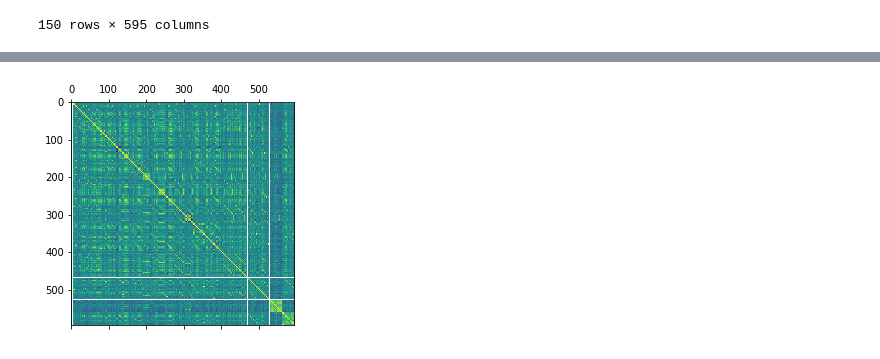
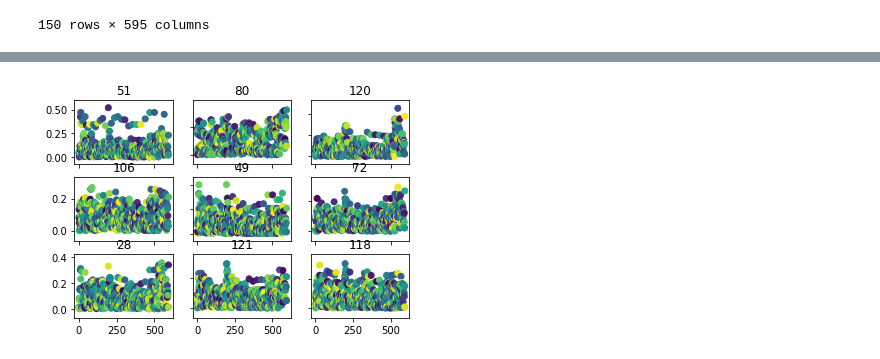
Before and after one commit to batuhanfaik/itu-cmpe, a Jupyter notebook: plots.ipynb, the cells around one changed output, grey strips where cells are left out. Drawn from its saved outputs; the diff is of its cells as text; code cells hidden in the pictures.

```diff
--- a/plots.ipynb
+++ b/plots.ipynb
@@ -35,16 +35,16 @@ X
 | 149 | 0.045891 | 0.059904 | 0.014013 | 0 | 0.045891 | 0.059904 | 0.143081 | 0.097191 | 0.083177 | 0.143081 | ... | ... |
 150 rows × 595 columns
 # %%
-x_range, y_range = 3, 3
+def draw_hist(data, x_range, y_range):
 
-fig, axs = plt.subplots(x_range, y_range)
+    fig, axs = plt.subplots(x_range, y_range)
 
-for i in range(x_range):
-    for j in range(y_range):
-        rand_temp = np.random.randint(0, len(X))
-        axs[i, j].hist(X.iloc[rand_temp])
-        axs[i, j].set_title(rand_temp)
+    for i in range(x_range):
+        for j in range(y_range):
+            rand_temp = np.random.randint(0, len(data))
+            axs[i, j].hist(data.iloc[rand_temp])
+            axs[i, j].set_title(rand_temp)
 
-# Hide x labels and tick labels for top plots and y ticks for right plots.
-for ax in axs.flat:
-    ax.label_outer()
+    # Hide x labels and tick labels for top plots and y ticks for right plots.
+    for ax in axs.flat:
+        ax.label_outer()
@@ -53,12 +51,14 @@ for ax in axs.flat:
 # %%
-fig, axs = plt.subplots(x_range, y_range)
+def draw_scatter(data, x_range, y_range):
 
-for i in range(x_range):
-    for j in range(y_range):
-        rand_temp = np.random.randint(0, len(X))
-        axs[i, j].scatter(range(len(X.iloc[rand_temp])), X.iloc[rand_temp], c=np.random.rand(len(X.iloc[rand_temp])))
-        axs[i, j].set_title(rand_temp)
+    fig, axs = plt.subplots(x_range, y_range)
 
-# Hide x labels and tick labels for top plots and y ticks for right plots.
-for ax in axs.flat:
-    ax.label_outer()
+    for i in range(x_range):
+        for j in range(y_range):
+            rand_temp = np.random.randint(0, len(data))
+            axs[i, j].scatter(range(len(data.iloc[rand_temp])), X.iloc[rand_temp], c=np.random.rand(len(data.iloc[rand_temp])))
+            axs[i, j].set_title(rand_temp)
+
+    # Hide x labels and tick labels for top plots and y ticks for right plots.
+    for ax in axs.flat:
+        ax.label_outer()
@@ -67,5 +65,8 @@ for ax in axs.flat:
 # %%
-plt.matshow(X.corr())
-plt.show()
+def draw_corr(data):
+    plt.matshow(X.corr())
+    plt.show()
-# %% [output]
-[figure, removed]
+# %%
+draw_scatter(X, 3, 3)
+# %% [output]
+[figure, added]
```
Also changed, not shown: parts of 4 cells of this notebook, 1 other file.
